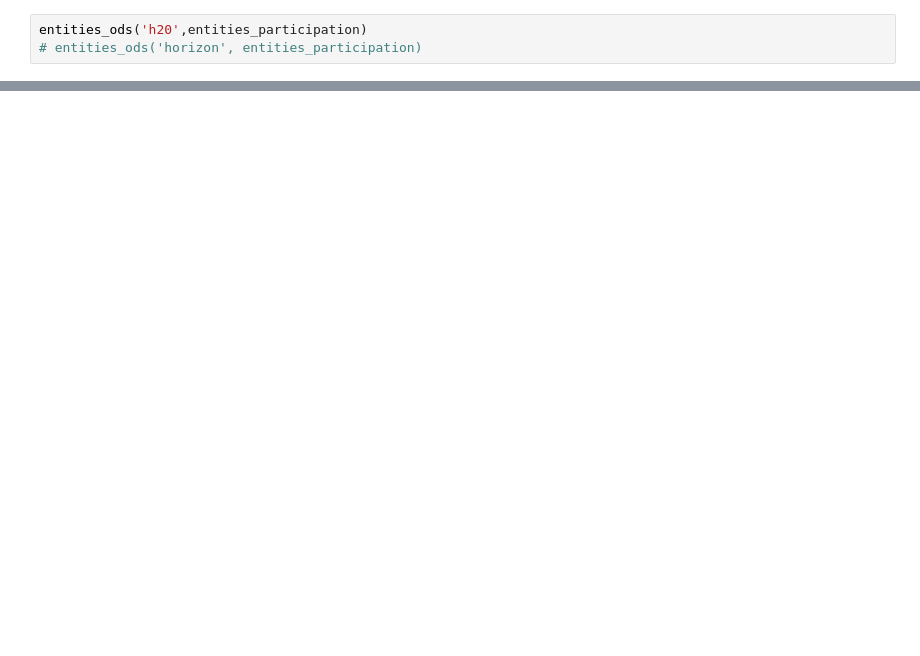
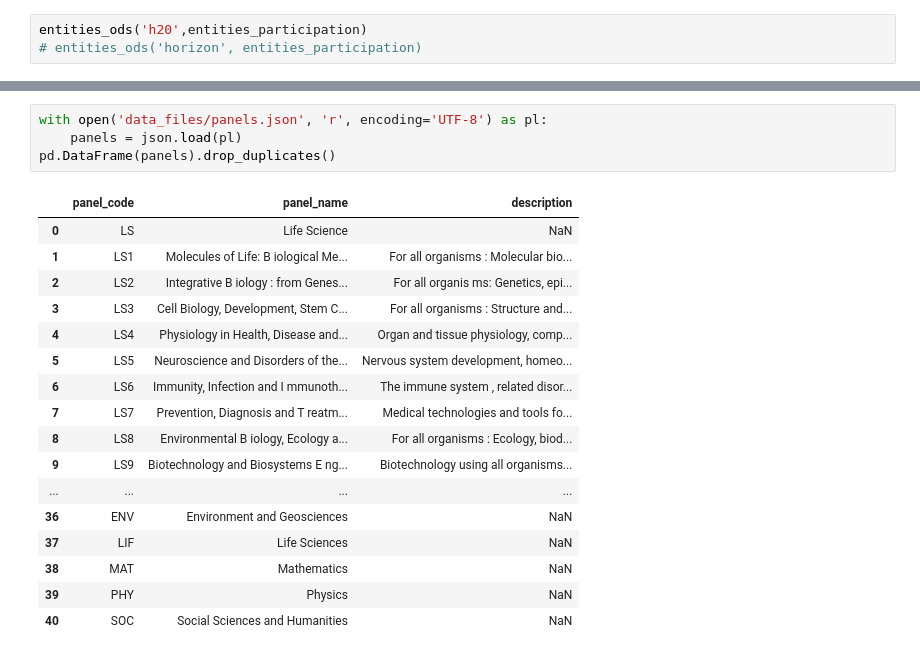
Before and after one commit to dataesr/pcri, a Jupyter notebook: TEST2.ipynb, the cells around one changed output, grey strips where cells are left out. Drawn from its saved outputs; the diff is of its cells as text; blank space fills up the shorter version.

```diff
--- a/TEST2.ipynb
+++ b/TEST2.ipynb
@@ -140,0 +1520,22 @@ entities_ods('h20',entities_participation)
+# %%
+with open('data_files/panels.json', 'r', encoding='UTF-8') as pl:
+    panels = json.load(pl)
+pd.DataFrame(panels).drop_duplicates()
+# %% [output]
+|  | panel_code | panel_name | description |
+| 0 | LS | Life Science | NaN |
+| 1 | LS1 | Molecules of Life: B iological Me... | For all organisms : Molecular bio... |
+| 2 | LS2 | Integrative B iology : from Genes... | For all organis ms: Genetics, epi... |
+| 3 | LS3 | Cell Biology, Development, Stem C... | For all organisms : Structure and... |
+| 4 | LS4 | Physiology in Health, Disease and... | Organ and tissue physiology, comp... |
+| 5 | LS5 | Neuroscience and Disorders of the... | Nervous system development, homeo... |
+| 6 | LS6 | Immunity, Infection and I mmunoth... | The immune system , related disor... |
+| 7 | LS7 | Prevention, Diagnosis and T reatm... | Medical technologies and tools fo... |
+| 8 | LS8 | Environmental B iology, Ecology a... | For all organisms : Ecology, biod... |
+| 9 | LS9 | Biotechnology and Biosystems E ng... | Biotechnology using all organisms... |
+| ... | ... | ... | ... |
+| 36 | ENV | Environment and Geosciences | NaN |
+| 37 | LIF | Life Sciences | NaN |
+| 38 | MAT | Mathematics | NaN |
+| 39 | PHY | Physics | NaN |
+| 40 | SOC | Social Sciences and Humanities | NaN |
```
Also changed, not shown: parts of 29 cells of this notebook, 7 other files.
